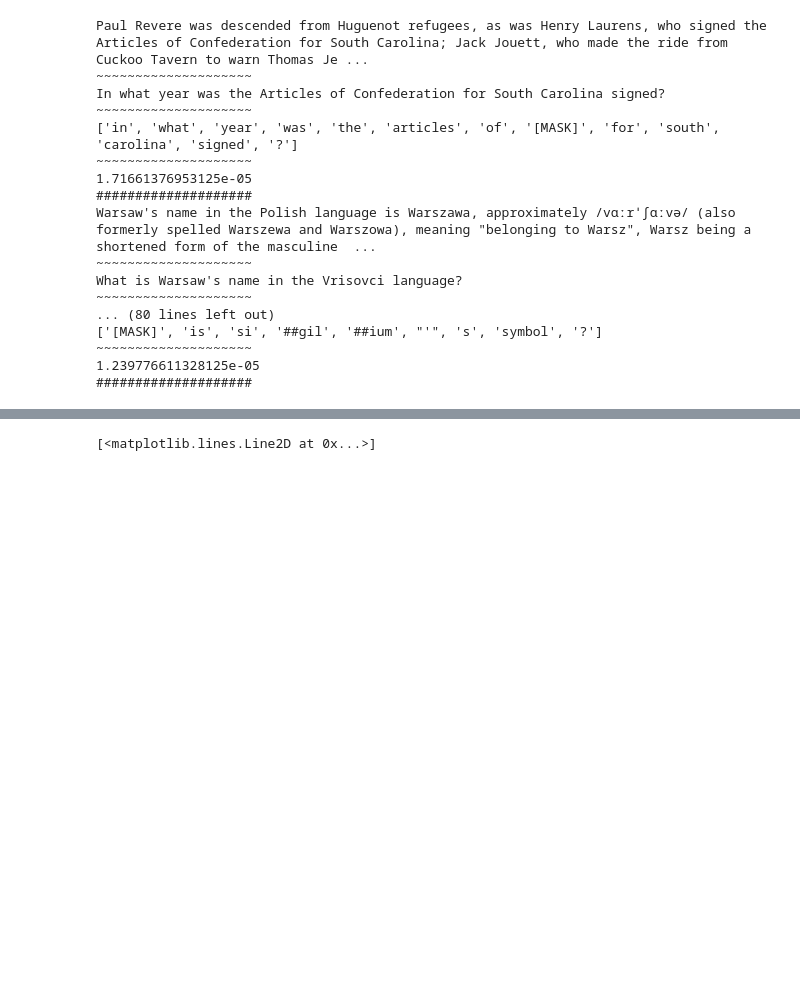
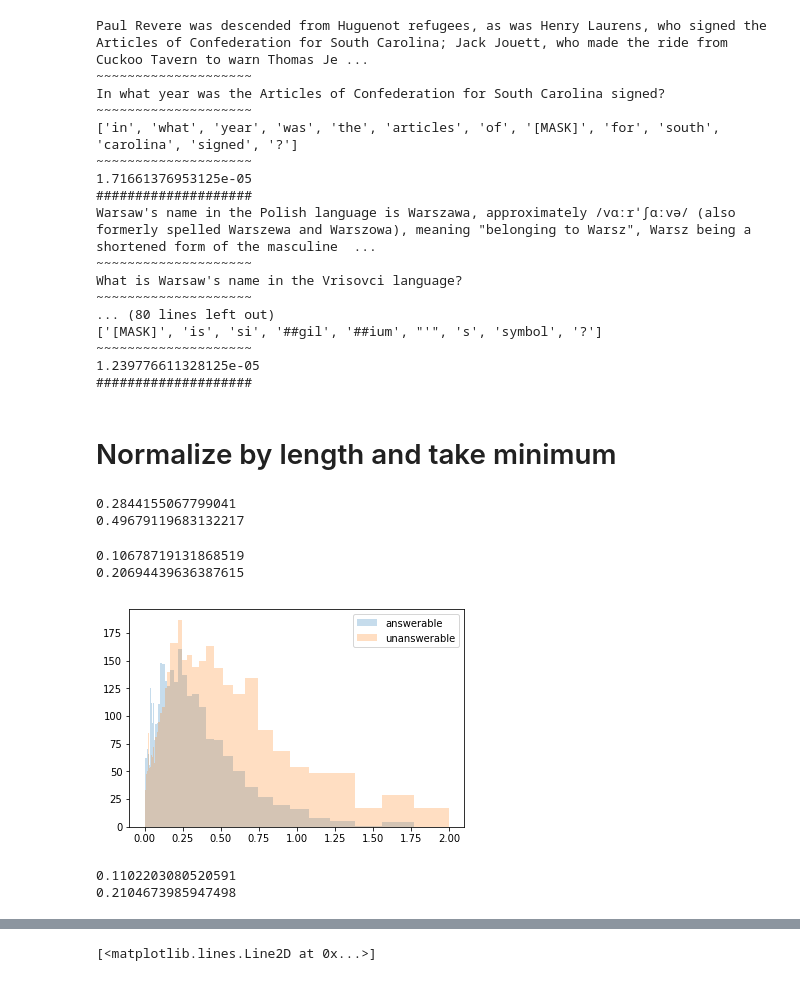
Before and after one commit to daniter-cu/pytorch-pretrained-BERT, a Jupyter notebook: ChunkMask Analysis.ipynb, the cells around one changed output, grey strips where cells are left out. Saved outputs shown, nothing was run; the diff lists cells and outputs as text; code cells hidden in the pictures; blank space fills up the shorter version.

```diff
--- a/ChunkMask Analysis.ipynb
+++ b/ChunkMask Analysis.ipynb
@@ -242,3 +242,44 @@ What is Warsaw's name in the Vrisovci language?
 ~~~~~~~~~~~~~~~~~~~~
 1.239776611328125e-05
 ####################
+# %% [markdown]
+# Normalize by length and take minimum
+# %%
+losses = []
+with open("results/chunk_mask/chunk_losses.csv", "r") as handle:
+    reader = csv.reader(handle)
+    for row in reader:
+        losses.append(row)
+ans_losses = [float(x[2]) for x in losses if x[3] == 'ANS']
+unans_losses = [float(x[2]) for x in losses if x[3] == 'UNANS']
+print(np.mean(ans_losses))
+print(np.mean(unans_losses))
+# %% [output]
+0.2844155067799041
+0.49679119683132217
+# %%
+ans_losses_new = []
+unans_losses_new = []
+for loss in losses:
+    ls = float(loss[2])
+    mask = mask_data_map[id2idx[loss[0]]][int(loss[1])][0]
+    new_loss = ls / mask.count("[MASK]")
+    if loss[3] == 'ANS':
+        ans_losses_new.append(new_loss)
+    else:
+        unans_losses_new.append(new_loss)
+# %%
+print(np.mean(ans_losses_new))
+print(np.mean(unans_losses_new))
+# %% [output]
+0.10678719131868519
+0.20694439636387615
+# %%
+#bins = np.linspace(.00000001, .000025, 300)
+bins = np.geomspace(0.00001, 2, 100)
+plt.hist(ans_losses_new, bins, alpha=0.25, label='answerable')
+plt.hist(unans_losses_new, bins, alpha=0.25, label='unanswerable')
+plt.legend(loc='upper right')
+plt.show()
+# %% [output]
+[figure, added]
@@ -244,0 +306,6 @@ What is Warsaw's name in the Vrisovci language?
+# %%
+print(np.mean(ans_losses_new))
+print(np.mean(unans_losses_new))
+# %% [output]
+0.1102203080520591
+0.2104673985947498
```
Also changed, not shown: parts of 5 cells of this notebook, 3 other files.
